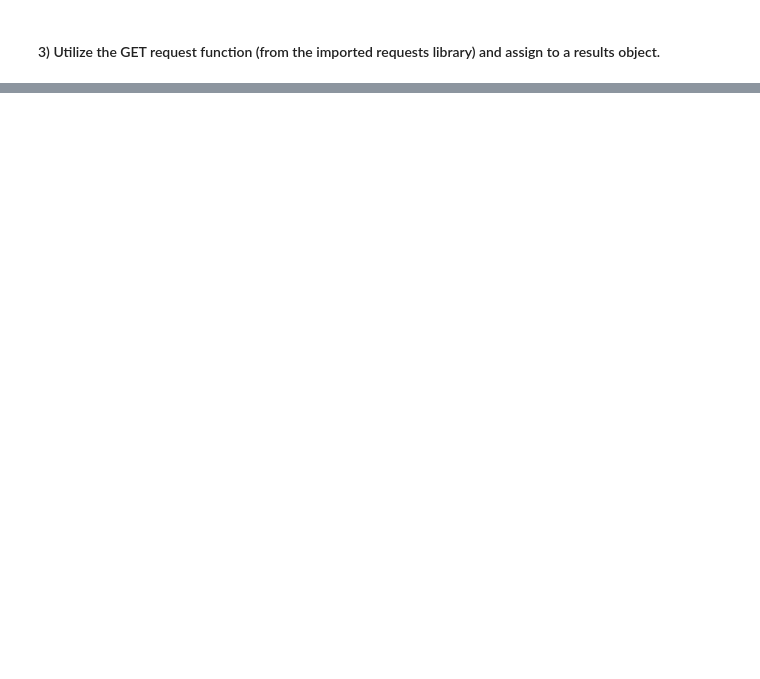
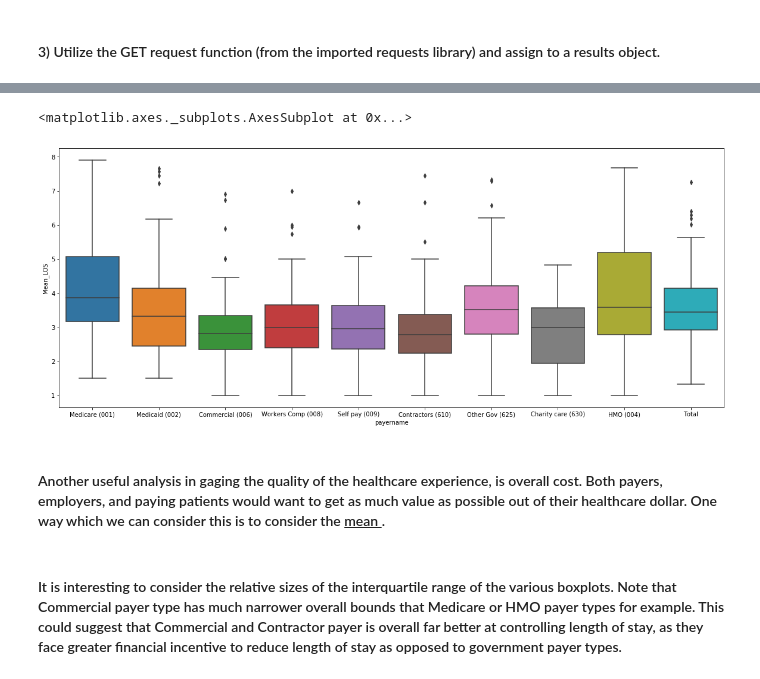
Before and after one commit to nmeljefe/Coursera_IBM_DataScience, a Jupyter notebook: IBM_DataScience_Capstone.ipynb, the cells around one changed output, grey strips where cells are left out. Cells and saved outputs as stored; diff of their text form; code cells hidden in the pictures; blank space fills up the shorter version.

```diff
--- a/IBM_DataScience_Capstone.ipynb
+++ b/IBM_DataScience_Capstone.ipynb
@@ -339,0 +969,12 @@ venues_map
+# %%
+df_AC_filtered = df_AC[(df_AC['Mean_LOS'] < 8)]
+# %%
+plt.figure(figsize=(20, 8))
+sns.boxplot(x="payername", y="Mean_LOS", data=df_AC_filtered)
+# %% [output]
+<matplotlib.axes._subplots.AxesSubplot at 0x...>
+[figure, added]
+# %% [markdown]
+<h4> Another useful analysis in gaging the quality of the healthcare experience, is overall cost.  Both payers, employers, and paying patients would want to get as much value as possible out of their healthcare dollar. One way which we can consider this is to consider the <u> mean </u>.</h2>
+# %% [markdown]
+#### It is interesting to consider the relative sizes of the interquartile range of the various boxplots.   Note that Commercial payer type has much narrower overall bounds that Medicare or HMO payer types for example.  This could suggest that Commercial and Contractor payer is overall far better at controlling length of stay, as they face greater financial incentive to reduce length of stay as opposed to government payer types.
```
Also changed, not shown: parts of 162 cells of this notebook, 1 other file.
